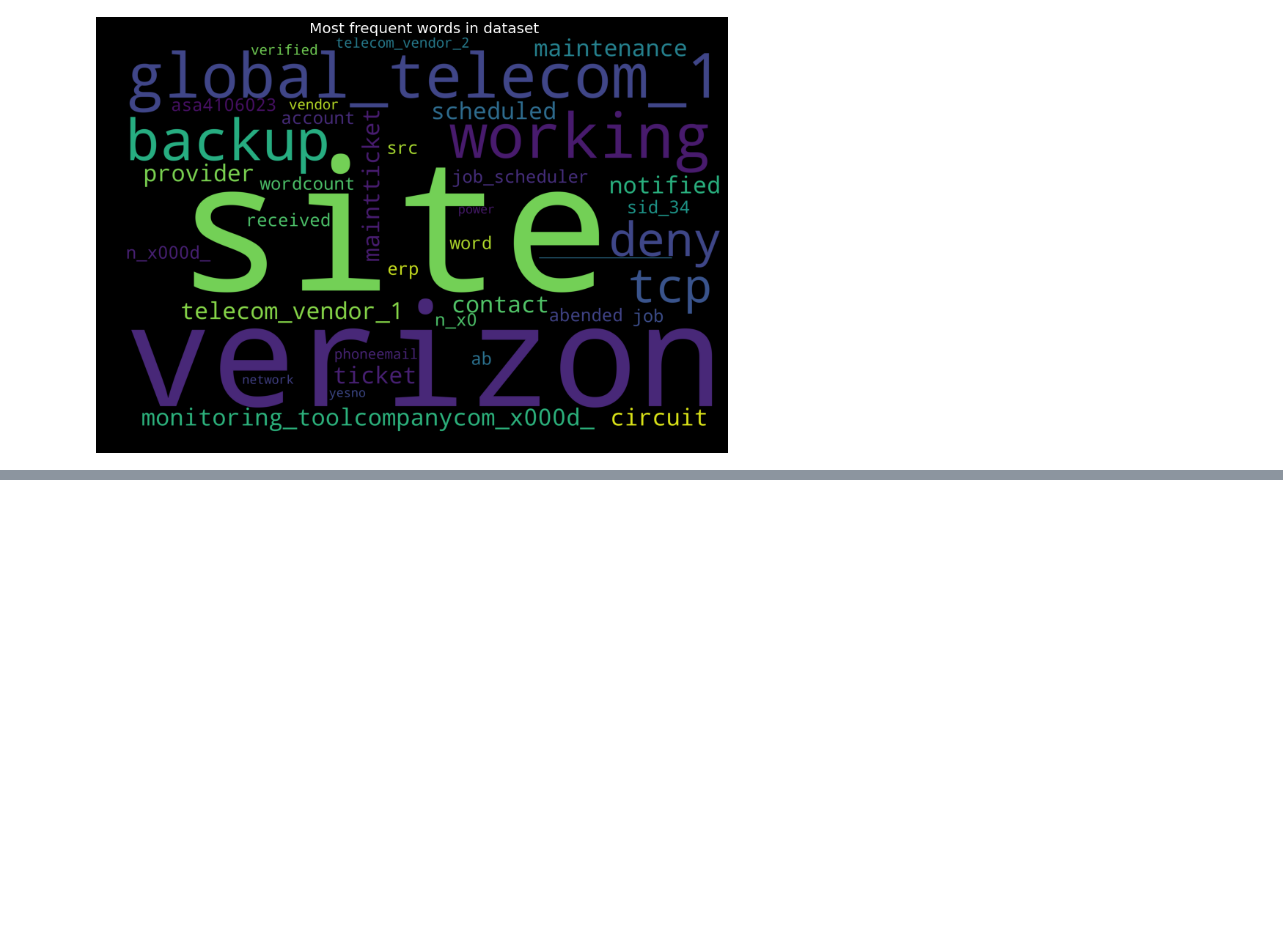
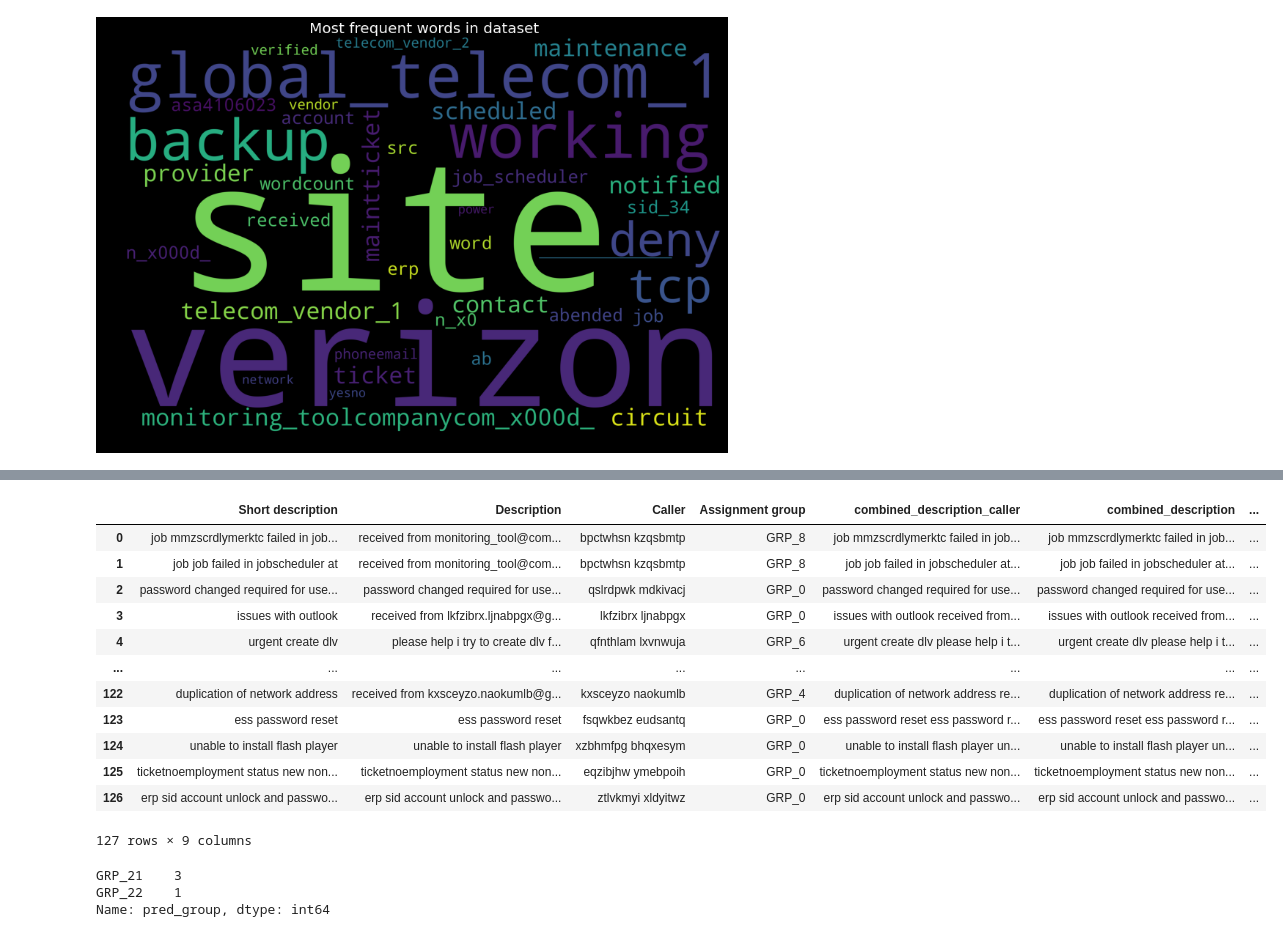
Before and after one commit to pbhuch/GL_DecA_G4_NLP1, a Jupyter notebook: Copy_of_GL_DecA_G4_NLP1.ipynb, the cells around one changed output, grey strips where cells are left out. Cells and saved outputs as stored; diff of their text form; code cells hidden in the pictures; blank space fills up the shorter version.

```diff
--- a/Copy_of_GL_DecA_G4_NLP1.ipynb
+++ b/Copy_of_GL_DecA_G4_NLP1.ipynb
@@ -250,0 +415,22 @@ plt.show()
+# %%
+df_clean.drop(columns=['Unnamed: 0', 'Unnamed: 0.1', 'Unnamed: 0.1.1'],axis=1)
+# %% [output]
+|  | Short description | Description | Caller | Assignment group | combined_description_caller | combined_description | ... |
+| 0 | job mmzscrdlymerktc failed in job... | received from monitoring_tool@com... | bpctwhsn kzqsbmtp | GRP_8 | job mmzscrdlymerktc failed in job... | job mmzscrdlymerktc failed in job... | ... |
+| 1 | job job failed in jobscheduler at | received from monitoring_tool@com... | bpctwhsn kzqsbmtp | GRP_8 | job job failed in jobscheduler at... | job job failed in jobscheduler at... | ... |
+| 2 | password changed required for use... | password changed required for use... | qslrdpwk mdkivacj | GRP_0 | password changed required for use... | password changed required for use... | ... |
+| 3 | issues with outlook | received from lkfzibrx.ljnabpgx@g... | lkfzibrx ljnabpgx | GRP_0 | issues with outlook received from... | issues with outlook received from... | ... |
+| 4 | urgent create dlv | please help i try to create dlv f... | qfnthlam lxvnwuja | GRP_6 | urgent create dlv please help i t... | urgent create dlv please help i t... | ... |
+| ... | ... | ... | ... | ... | ... | ... | ... |
+| 122 | duplication of network address | received from kxsceyzo.naokumlb@g... | kxsceyzo naokumlb | GRP_4 | duplication of network address re... | duplication of network address re... | ... |
+| 123 | ess password reset | ess password reset | fsqwkbez eudsantq | GRP_0 | ess password reset ess password r... | ess password reset ess password r... | ... |
+| 124 | unable to install flash player | unable to install flash player | xzbhmfpg bhqxesym | GRP_0 | unable to install flash player un... | unable to install flash player un... | ... |
+| 125 | ticketnoemployment status new non... | ticketnoemployment status new non... | eqzibjhw ymebpoih | GRP_0 | ticketnoemployment status new non... | ticketnoemployment status new non... | ... |
+| 126 | erp sid account unlock and passwo... | erp sid account unlock and passwo... | ztlvkmyi xldyitwz | GRP_0 | erp sid account unlock and passwo... | erp sid account unlock and passwo... | ... |
+127 rows × 9 columns
+# %%
+df_clean['pred_group'].value_counts()
+# %% [output]
+GRP_21    3
+GRP_22    1
+Name: pred_group, dtype: int64
```
Also changed, not shown: parts of 19 cells of this notebook.
